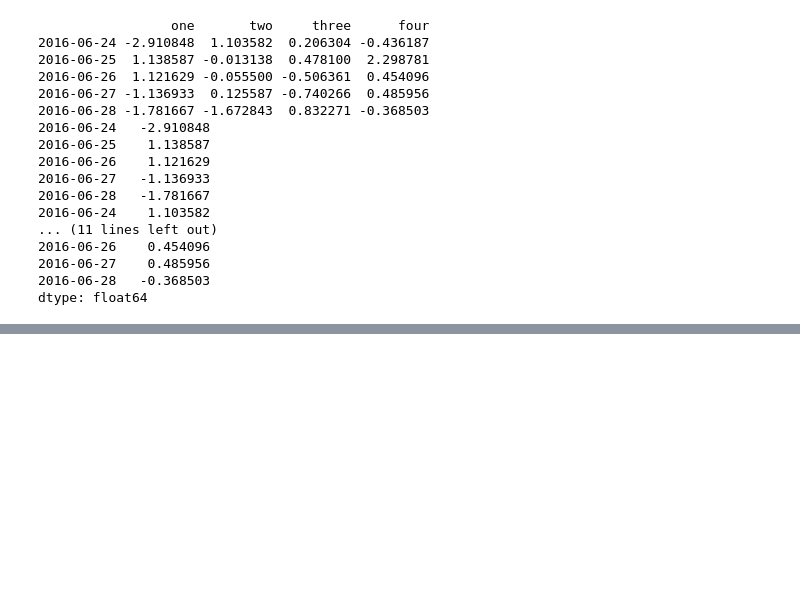
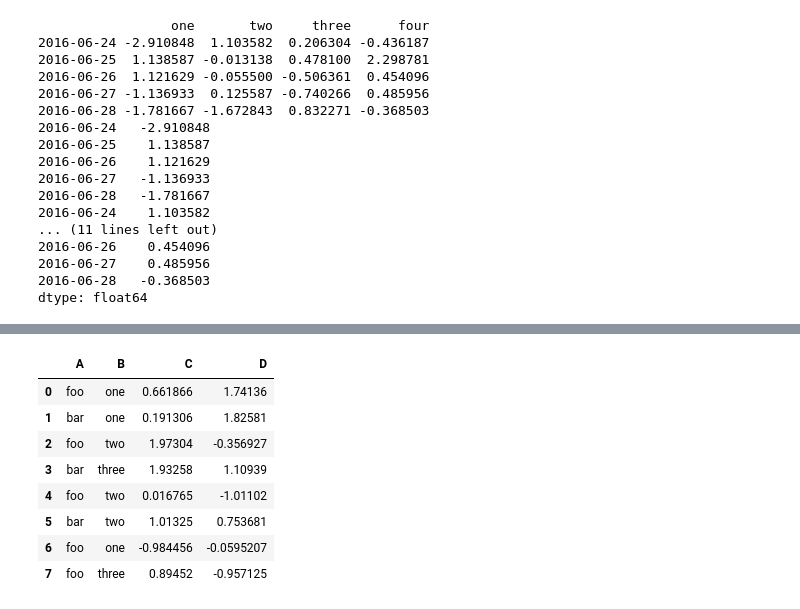
Before and after one commit to hyunhw/Practice-and-notes, a Jupyter notebook: Pandas_10min_tutorial.ipynb, the cells around one changed output, grey strips where cells are left out. Drawn from its saved outputs; the diff is of its cells as text; code cells hidden in the pictures; blank space fills up the shorter version.

```diff
--- a/Pandas_10min_tutorial.ipynb
+++ b/Pandas_10min_tutorial.ipynb
@@ -315,0 +394,12 @@ pd.merge(left,right)
+# %%
+df.stack().unstack()
+# %% [output]
+|  | A | B | C | D |
+| 0 | foo | one | 0.661866 | 1.74136 |
+| 1 | bar | one | 0.191306 | 1.82581 |
+| 2 | foo | two | 1.97304 | -0.356927 |
+| 3 | bar | three | 1.93258 | 1.10939 |
+| 4 | foo | two | 0.016765 | -1.01102 |
+| 5 | bar | two | 1.01325 | 0.753681 |
+| 6 | foo | one | -0.984456 | -0.0595207 |
+| 7 | foo | three | 0.89452 | -0.957125 |
```
Also changed, not shown: parts of 9 cells of this notebook.
